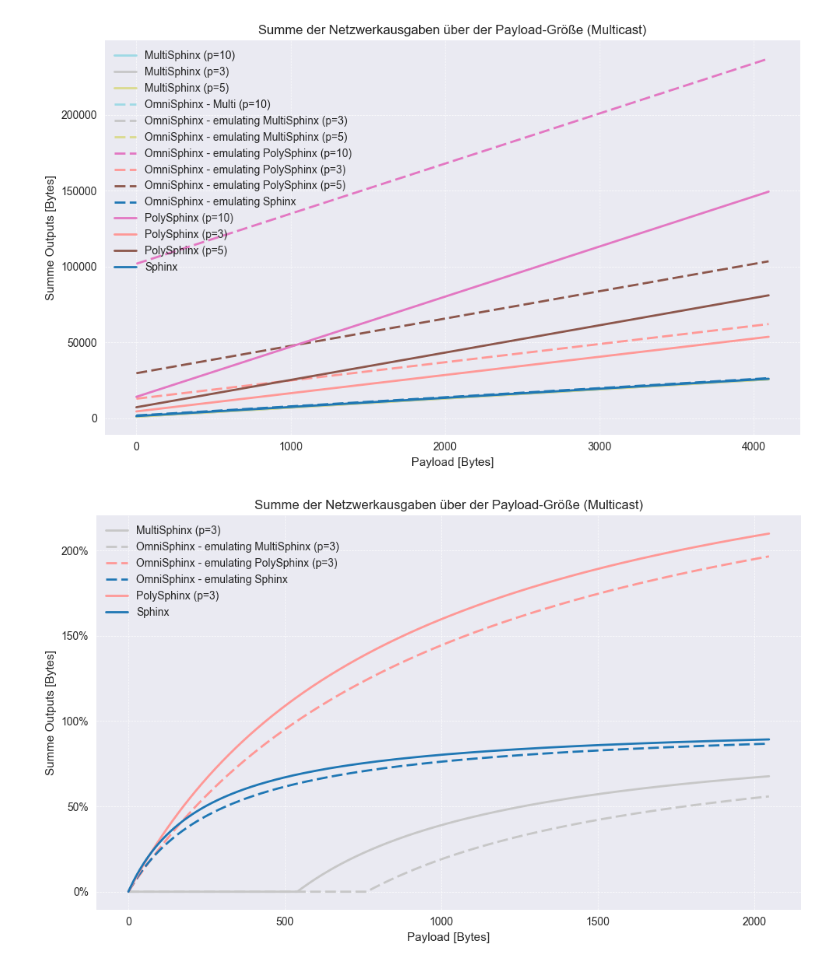
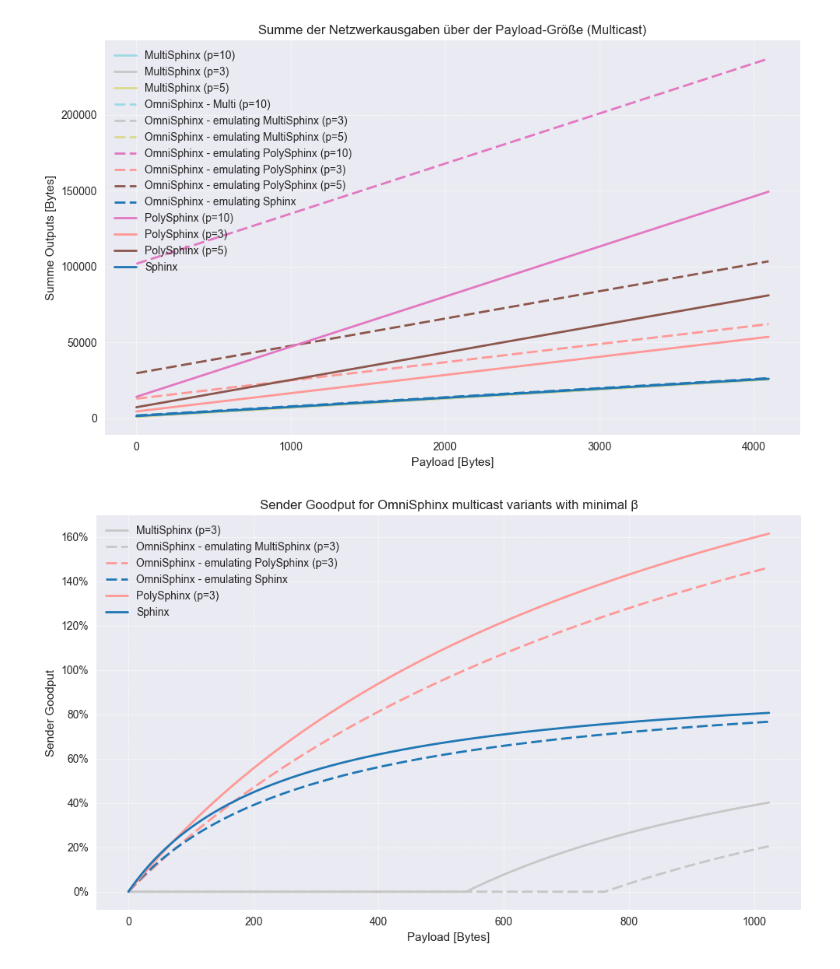
Before and after one commit to kit-ps/OmniSphinx, a Jupyter notebook: size_evaluation.ipynb, the cells around one changed output. Cells and saved outputs as stored; diff of their text form; code cells hidden in the pictures.

```diff
--- a/size_evaluation.ipynb
+++ b/size_evaluation.ipynb
@@ -1777,36 +1778,37 @@ plt.show()
 # %%
 # Summe der Outputs
 figsize = (10, 6)
-title = "Summe der Netzwerkausgaben über der Payload-Größe (Multicast)"
+title = "Sender Goodput for OmniSphinx multicast variants with minimal β"
 x_label = "Payload [Bytes]"
-y_label = "Summe Outputs [Bytes]"
+y_label = "Sender Goodput"
 max_payload_plot_bytes = 1024
 
 plot_df = multicast_payload_metrics_df[multicast_payload_metrics_df["p"].isin([1, 3])]
 if max_payload_plot_bytes is not None:
     plot_df  = plot_df [plot_df ["Payload [B]"] <= max_payload_plot_bytes]
 
 if plot_df .empty:
     raise ValueError("Keine PolySphinx-Varianten für den Sender-Goodput-Plot vorhanden")
 
 fig, ax = plt.subplots(figsize=figsize)
 for variant_name, group in plot_df .groupby("Variante"):
     sorted_group = group.sort_values("Payload [B]")
     ax.plot(
         sorted_group["Payload [B]"],
         sorted_group["Sender-Goodput"],
         label=variant_name,
         color=multicast_color_map[variant_name],
         linestyle=multicast_linestyle_map.get(variant_name, "-"),
         linewidth=2,
     )
 ax.set_title(title)
 ax.set_xlabel(x_label)
 ax.set_ylabel(y_label)
 ax.yaxis.set_major_formatter(mtick.PercentFormatter(1.0))
 ax.grid(True, linestyle="--", linewidth=0.5)
 ax.legend()
 fig.tight_layout()
+plt.savefig("p3 multicast_goodput.pdf")
 plt.show()
 # %% [output]
-[figure, old version]
+[figure, new version]
```
Also changed, not shown: parts of 2 cells of this notebook.
